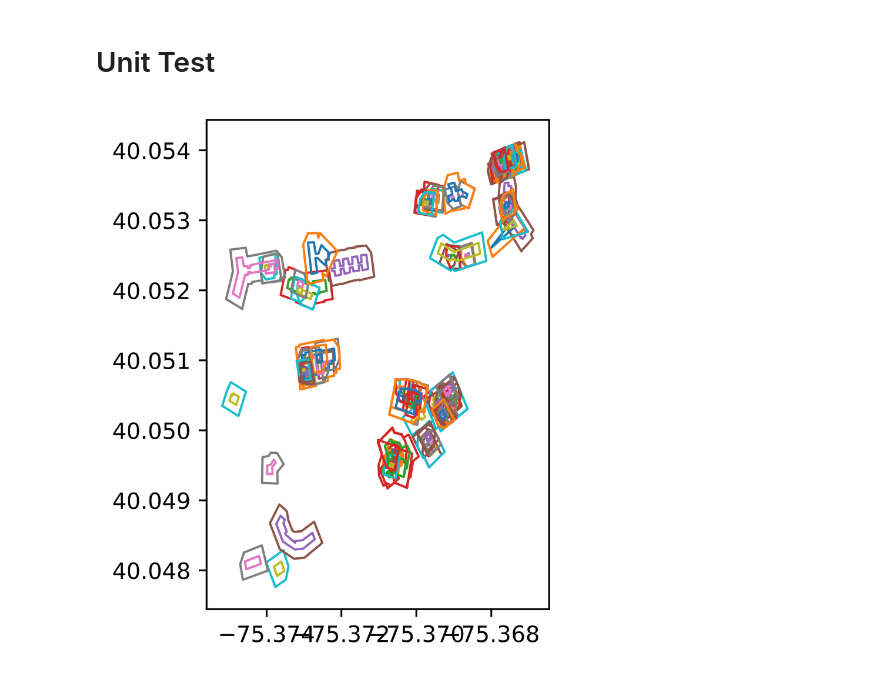
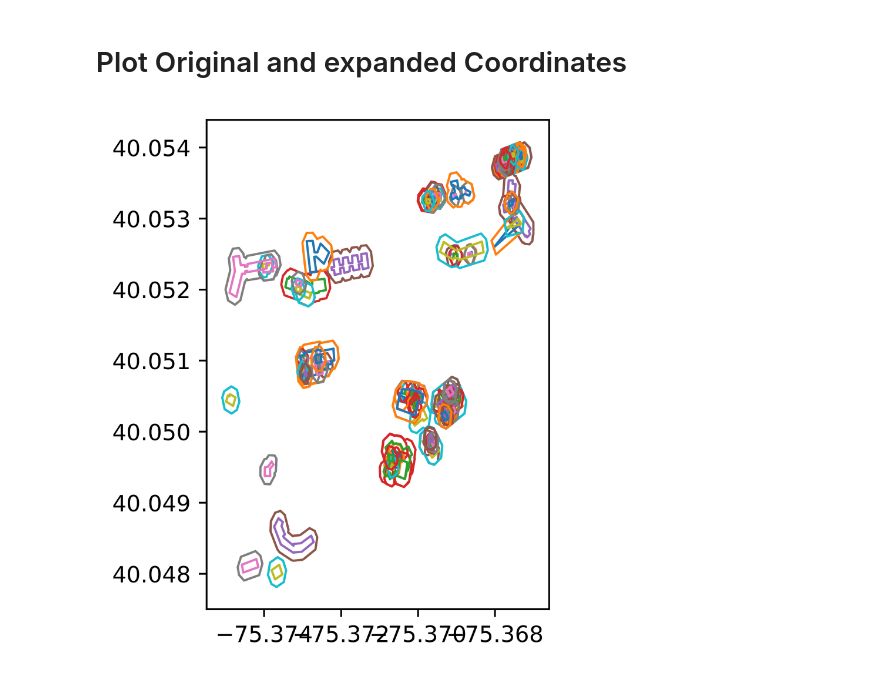
Before and after one commit to zudevon/zone_expansion, a Jupyter notebook: expandZoneFuncTest.ipynb, the cells around one changed output. Drawn from its saved outputs; the diff is of its cells as text; code cells hidden in the pictures.

```diff
--- a/expandZoneFuncTest.ipynb
+++ b/expandZoneFuncTest.ipynb
@@ -3,7 +3,7 @@ import numpy as np
 import math
 from matplotlib import pyplot
 import matplotlib.pyplot as plt
-from shapely.geometry import LineString, Polygon
+from shapely.geometry import LineString, Polygon, LinearRing
 from sklearn.cluster import KMeans
 
 def coord_extend(coords, feet_expand):
@@ -22,8 +22,8 @@ def coord_extend(coords, feet_expand):
     obj = LinearRing(coords)
 
     """----------- new code for a new offset--------"""
-    offset_1 = obj.parallel_offset(feet_expand, 'left', join_style=2, mitre_limit=10.0)
-    offset_2 = obj.parallel_offset(feet_expand, 'right', join_style=2, mitre_limit=10.0)
+    offset_1 = obj.parallel_offset(feet_expand, 'left', join_style=3, mitre_limit=10.0)
+    offset_2 = obj.parallel_offset(feet_expand, 'right', join_style=3, mitre_limit=10.0)
 
     if offset_1.length > offset_2.length:
         orient = 'left'
@@ -33,32 +33,31 @@ def coord_extend(coords, feet_expand):
     """---------------------"""
 
 
-    offset = obj.parallel_offset(feet_expand, orient, join_style=2, mitre_limit=(10*5))
-#     poly = Polygon(offset)
+    offset = obj.parallel_offset(feet_expand, orient, join_style=3, mitre_limit=10)
 
-#     new_coords = list(poly.exterior.coords)
+#     offset = offset.simplify(0.5, preserve_topology=False)
+
     new_coords = list(offset.coords)
-
 
     def coordinate_give(x):
         return [[i[0], i[1]] for i in x]
+
     give = coordinate_give(new_coords)
 
+#     return(offset)
     return(give)
 # %%
 import json
 
-json_data = open('./json_files/100zones.json').read()
+json_data = open('100zones.json').read()
 
 zones = json.loads(json_data)
 
 # zones
 
 for x in (range(0, len(zones['data']))):
-    print(zones['data'][x]['name'])
-#     print(zones['data'][x]['geojson']['geometry']['coordinates'][0])
+    print("ZONE #", x+1, "--- Name : ", zones['data'][x]['name'])
     coords = zones['data'][x]['geojson']['geometry']['coordinates'][0]
-#     zones = list(map(int, zones))
-    print(coords, "\n *****Extended******")
-    print(coord_extend(coords, 35))
+    print("Number of original Coordinates for shape : ", len(coords))
+    print("After extension extension : ", len(coord_extend(coords, 35)), "\n")
 # %% [output]
@@ -82,3 +81,3 @@ ANDR:220
-# %% [markdown]
-# Unit Test
+# %% [markdown]
+# Plot Original and expanded Coordinates
 # %%
@@ -138,23 +97,18 @@ def set_limits(ax, x_range, y_range):
 # %%
 fig = pyplot.figure(1, dpi=750)
 ax = fig.add_subplot(122)
 
 for x in (range(0, len(zones['data']))):
-#     print(zones['data'][x]['name'])
-#     print(zones['data'][x]['geojson']['geometry']['coordinates'][0])
     coords = zones['data'][x]['geojson']['geometry']['coordinates'][0]
-#     zones = list(map(int, zones))
-#     print(len(coords), " Acutal # of Coords")
-    expanded = coord_extend(coords, 40)
-#     print(len(expanded), " # of EXPANDED Coords")
-#     coords = LineString(coords)
+
+    expanded = coord_extend(coords, 35)
+
     coords = LinearRing(coords)
 
-#     expanded = LineString(expanded)
     expanded = LinearRing(expanded)
 
     plot_line(ax, coords)
 
     plot_line(ax, expanded)
 # %% [output]
-[figure, old version]
+[figure, new version]
```
Also changed, not shown: parts of 3 cells of this notebook.
